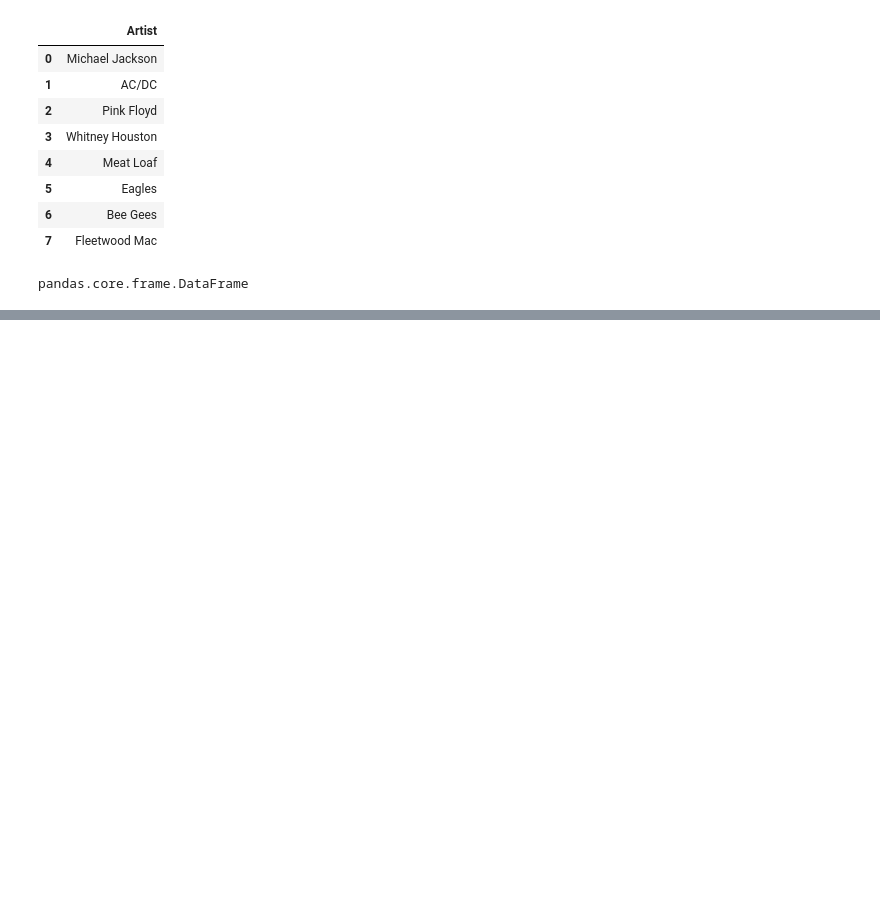
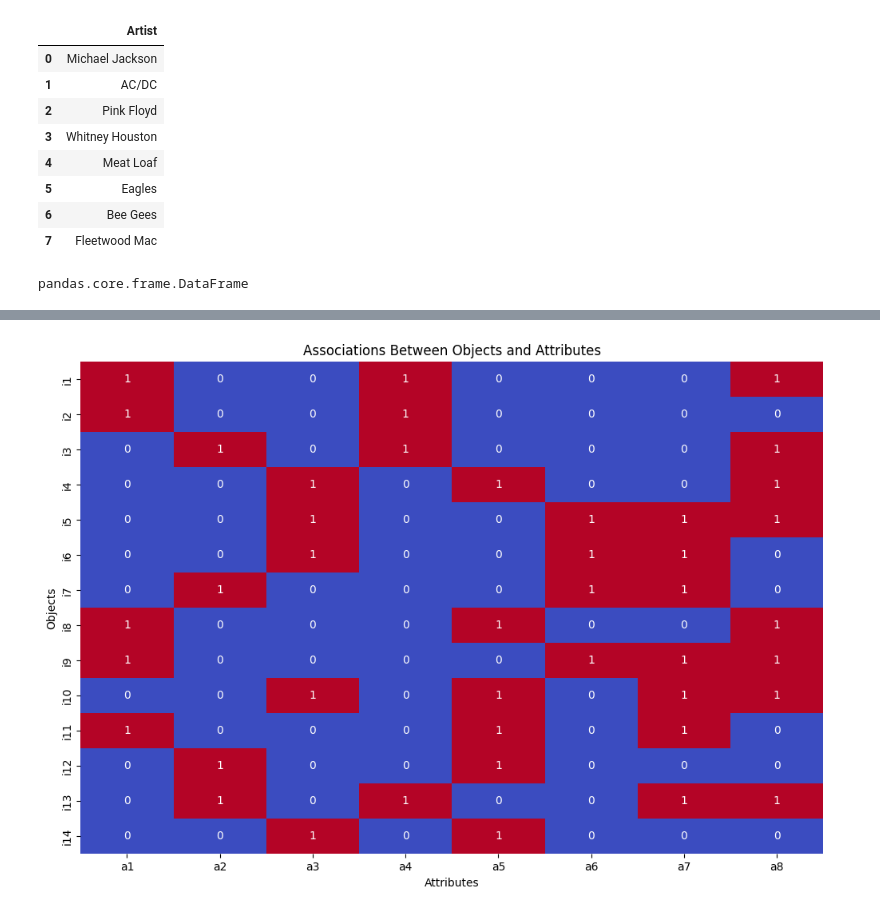
Before and after one commit to bedoo96/Python-for-Data-Science-AI-Dev-IBM-, a Jupyter notebook: Module 4/Pandas.ipynb, the cells around one changed output, grey strips where cells are left out. Drawn from its saved outputs; the diff is of its cells as text; code cells hidden in the pictures; blank space fills up the shorter version.

```diff
--- a/Module 4/Pandas.ipynb
+++ b/Module 4/Pandas.ipynb
@@ -226,0 +317,10 @@ pandas.core.frame.DataFrame
+# %%
+# Heatmap of binary matrix
+plt.figure(figsize=(12, 8))
+sns.heatmap(X, annot=True, cmap='coolwarm', cbar=False, xticklabels=X.columns, yticklabels=df.index)
+plt.title('Associations Between Objects and Attributes')
+plt.xlabel('Attributes')
+plt.ylabel('Objects')
+plt.show()
+# %% [output]
+[figure, added]
```
Also changed, not shown: parts of 4 cells of this notebook, 7 other files.
